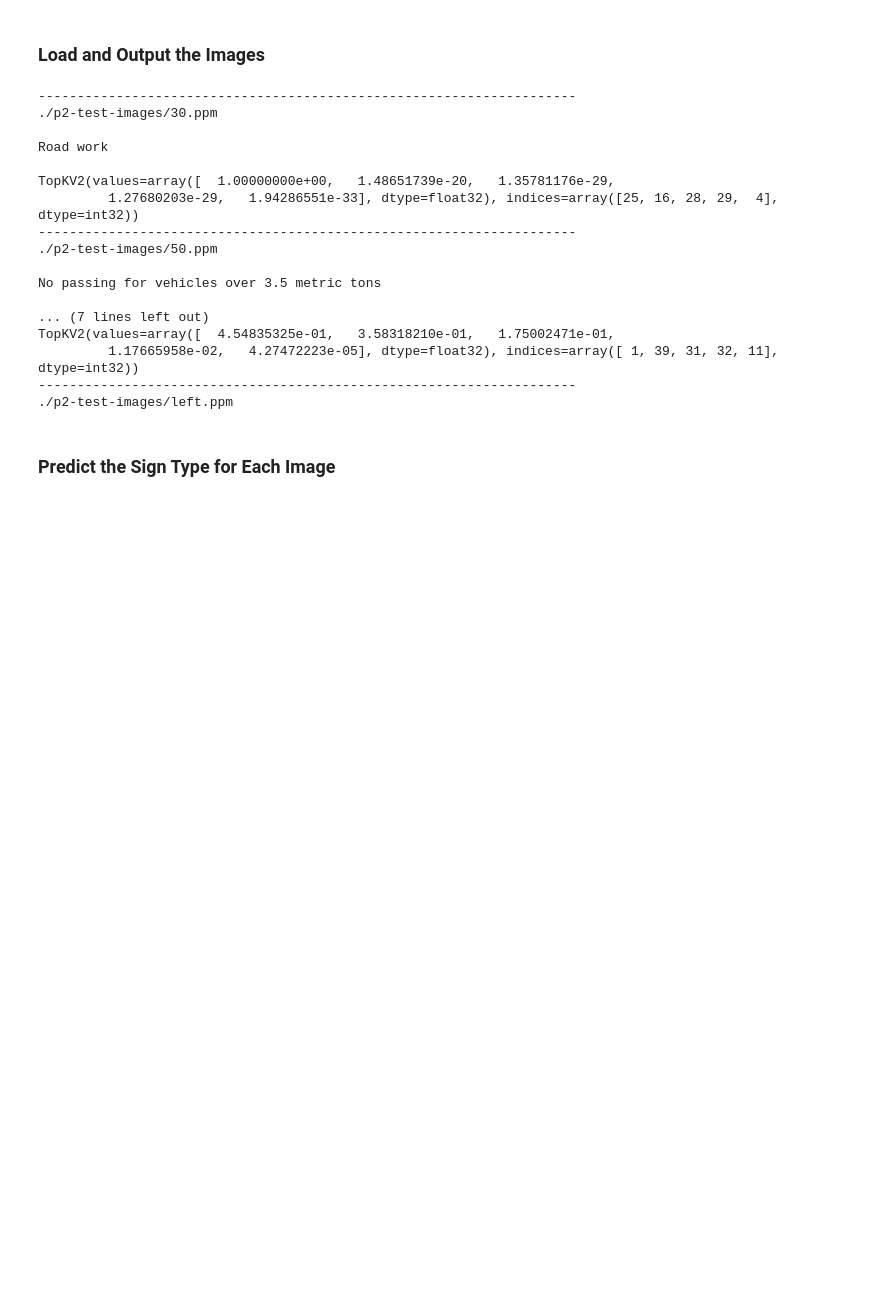
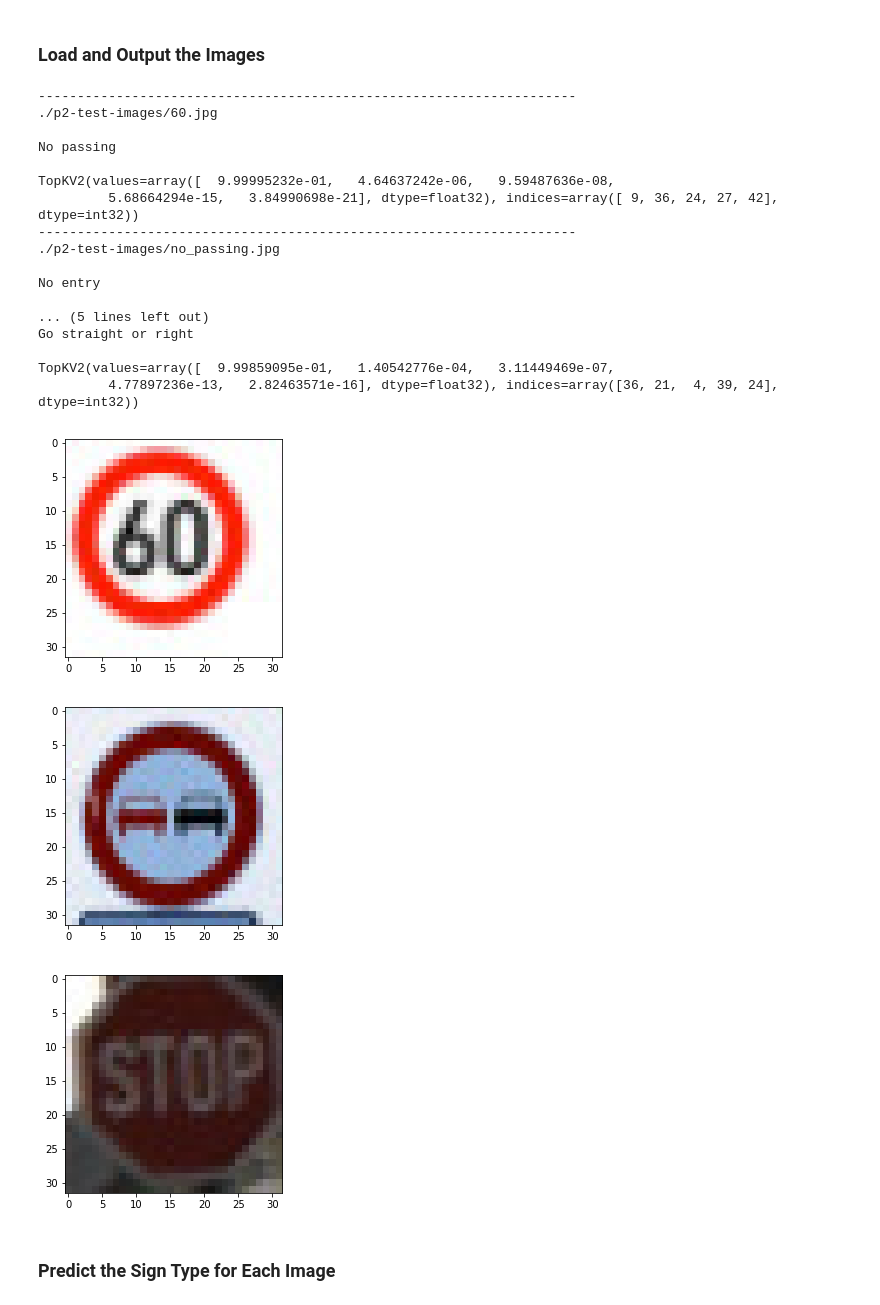
Before and after one commit to akshaykhole/carnd1-project2, a Jupyter notebook: Traffic_Sign_Classifier.ipynb, the cells around one changed output. Cells and saved outputs as stored; diff of their text form; code cells hidden in the pictures; blank space fills up the shorter version.

```diff
--- a/Traffic_Sign_Classifier.ipynb
+++ b/Traffic_Sign_Classifier.ipynb
@@ -331,48 +331,46 @@ def predict_image(image):
 # %%
 ### Load the images and plot them here.
 ### Feel free to use as many code cells as needed.
 
 ### Data exploration visualization code goes here.
 ### Feel free to use as many code cells as needed.
 import matplotlib.image as mpimg
-
-# image1 = mpimg.imread('./p2-test-images/30.ppm')
-# plt.imshow(image1)
-# predict_image(image1)
-
 import os
 
 files = []
 for (path, dirnames, filenames) in os.walk('./p2-test-images/'):
     files.extend(os.path.join(path, name) for name in filenames)
 
 files.pop(0)
 for image_path in files:
     print("---------------------------------------------------------------------")
     print(image_path)
     print()
-    imgage = mpimg.imread(image_path)
+    img = mpimg.imread(image_path)
     plt.figure()
-    plt.imshow(image)
-    predict_image(image)
+    plt.imshow(img)
+    predict_image(img)
 # %% [output]
 ---------------------------------------------------------------------
-./p2-test-images/30.ppm
+./p2-test-images/60.jpg
 
-Road work
+No passing
 
-TopKV2(values=array([  1.00000000e+00,   1.48651739e-20,   1.35781176e-29,
-         1.27680203e-29,   1.94286551e-33], dtype=float32), indices=array([25, 16, 28, 29,  4], dtype=int32))
+TopKV2(values=array([  9.99995232e-01,   4.64637242e-06,   9.59487636e-08,
+         5.68664294e-15,   3.84990698e-21], dtype=float32), indices=array([ 9, 36, 24, 27, 42], dtype=int32))
 ---------------------------------------------------------------------
-./p2-test-images/50.ppm
+./p2-test-images/no_passing.jpg
 
-No passing for vehicles over 3.5 metric tons
+No entry
 
-... (7 lines left out)
-TopKV2(values=array([  4.54835325e-01,   3.58318210e-01,   1.75002471e-01,
-         1.17665958e-02,   4.27472223e-05], dtype=float32), indices=array([ 1, 39, 31, 32, 11], dtype=int32))
----------------------------------------------------------------------
-./p2-test-images/left.ppm
+... (5 lines left out)
+Go straight or right
+
+TopKV2(values=array([  9.99859095e-01,   1.40542776e-04,   3.11449469e-07,
+         4.77897236e-13,   2.82463571e-16], dtype=float32), indices=array([36, 21,  4, 39, 24], dtype=int32))
+[figure, added]
+[figure, added]
+[figure, added]
 # %% [markdown]
 ### Predict the Sign Type for Each Image
 # %% [markdown]
```
Also changed, not shown: 11 other files.
